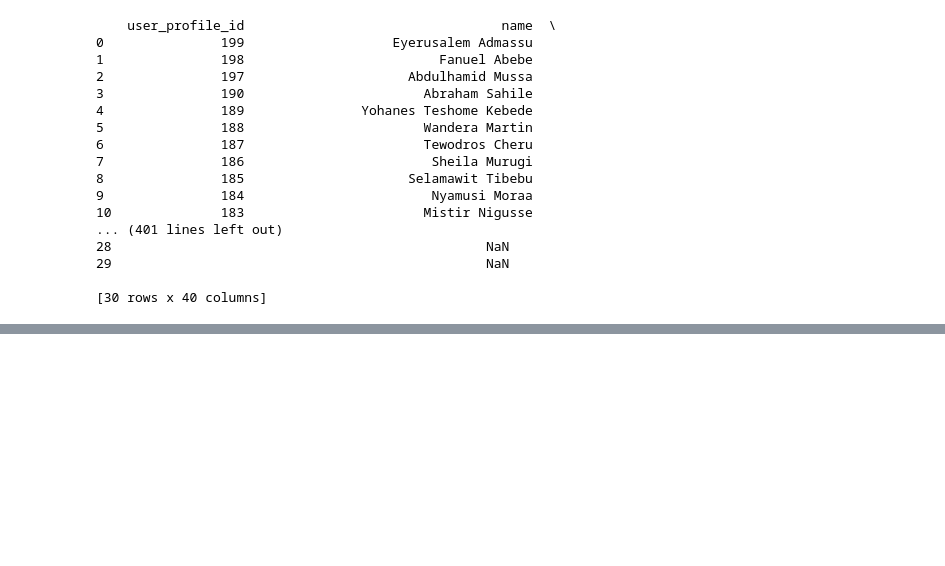
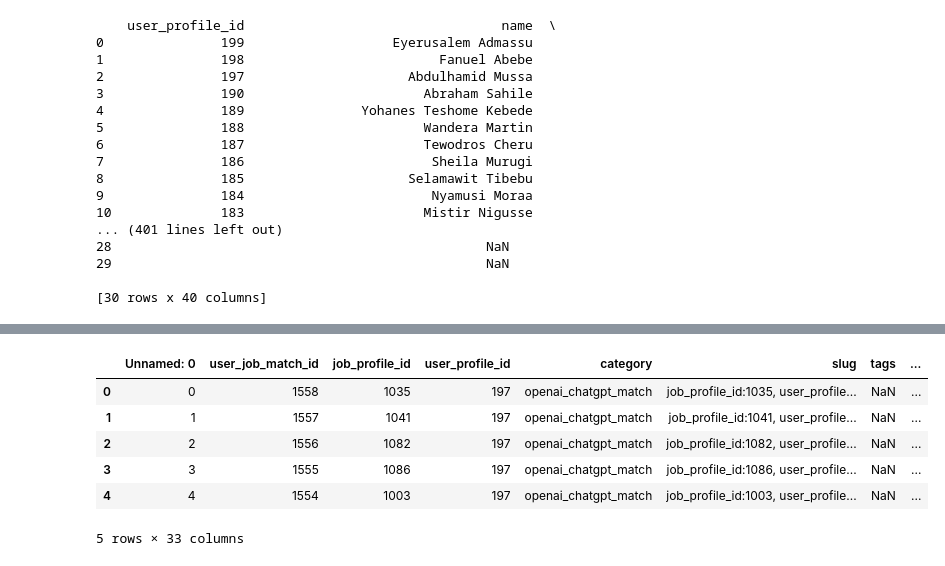
Before and after one commit to Feven0/PT, a Jupyter notebook: notebooks/cv_analysis_fixing_issues.ipynb, the cells around one changed output, grey strips where cells are left out. Saved outputs shown, nothing was run; the diff lists cells and outputs as text; code cells hidden in the pictures; blank space fills up the shorter version.

```diff
--- a/notebooks/cv_analysis_fixing_issues.ipynb
+++ b/notebooks/cv_analysis_fixing_issues.ipynb
@@ -510,0 +580,11 @@ print(new_df)
+# %%
+df_match = pd.read_csv("./dataset/job_match.csv")
+df_match.head()
+# %% [output]
+|  | Unnamed: 0 | user_job_match_id | job_profile_id | user_profile_id | category | slug | tags | ... |
+| 0 | 0 | 1558 | 1035 | 197 | openai_chatgpt_match | job_profile_id:1035, user_profile... | NaN | ... |
+| 1 | 1 | 1557 | 1041 | 197 | openai_chatgpt_match | job_profile_id:1041, user_profile... | NaN | ... |
+| 2 | 2 | 1556 | 1082 | 197 | openai_chatgpt_match | job_profile_id:1082, user_profile... | NaN | ... |
+| 3 | 3 | 1555 | 1086 | 197 | openai_chatgpt_match | job_profile_id:1086, user_profile... | NaN | ... |
+| 4 | 4 | 1554 | 1003 | 197 | openai_chatgpt_match | job_profile_id:1003, user_profile... | NaN | ... |
+5 rows × 33 columns
```
Also changed, not shown: parts of 10 cells of this notebook, 50 other files.
